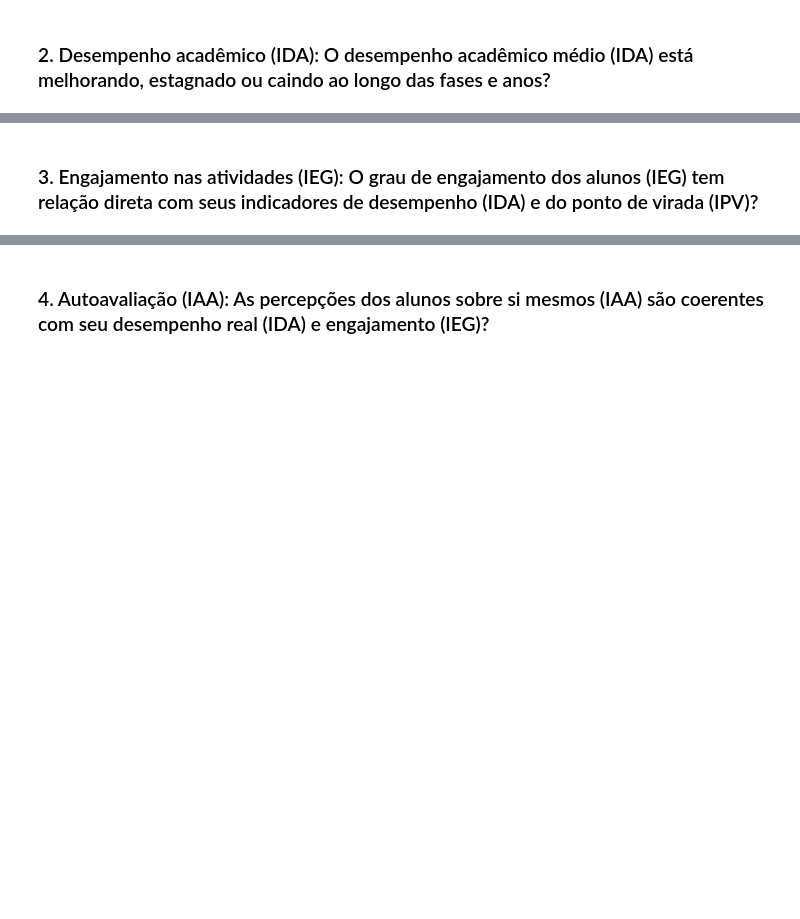
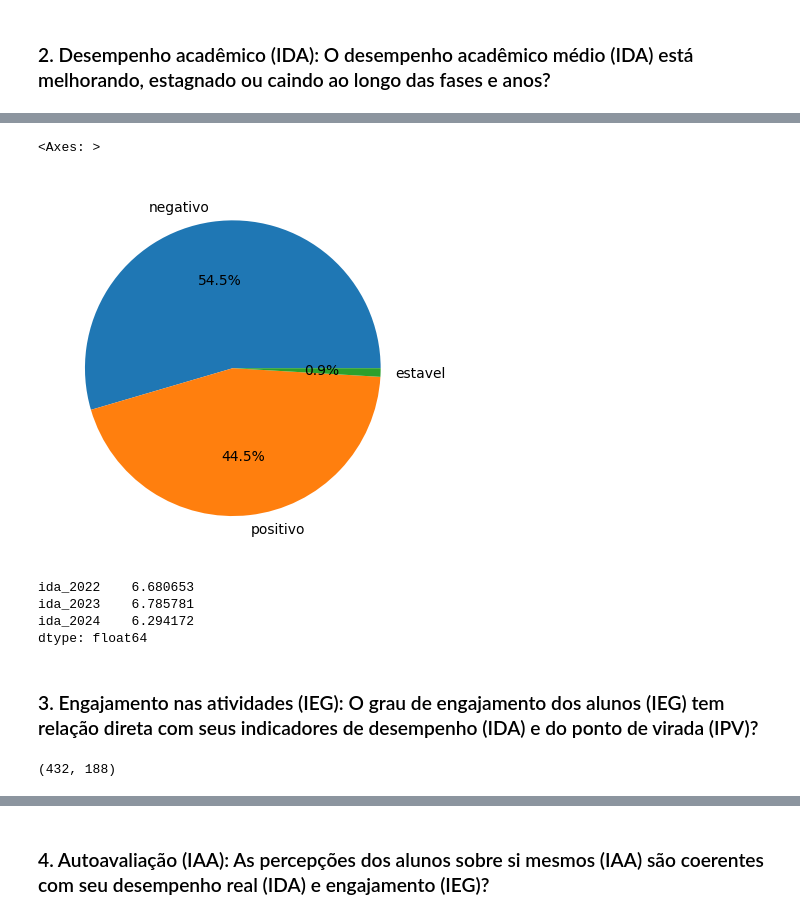
Before and after one commit to JacksonvBarbosa/datathon_fiap_postech, a Jupyter notebook: notebooks/eda_v1.ipynb, the cells around one changed output, grey strips where cells are left out. Drawn from its saved outputs; the diff is of its cells as text; code cells hidden in the pictures; blank space fills up the shorter version.

```diff
--- a/notebooks/eda_v1.ipynb
+++ b/notebooks/eda_v1.ipynb
@@ -116,2 +215,4 @@ df_pivot.head()
 # %% [markdown]
 ### 2. Desempenho acadêmico (IDA): O desempenho acadêmico médio (IDA) está melhorando, estagnado ou caindo ao longo das fases e anos?
+# %%
+df_todos_os_anos_ida = df_pivot[df_pivot.loc[:, ["ida_2022", "ida_2023", "ida_2024"]].fillna(False).all(axis=1)]
@@ -117,0 +223,5 @@ df_pivot.head()
+# %%
+df_todos_os_anos_ida['delta_ida'] = np.where(
+    df_todos_os_anos_ida['ida_2024'] - df_todos_os_anos_ida['ida_2022'] > 0, 'positivo',
+    np.where(df_todos_os_anos_ida['ida_2024'] - df_todos_os_anos_ida['ida_2022'] < 0, 'negativo', 'estavel')
+)
@@ -118,2 +237,14 @@ df_pivot.head()
+# %%
+df_todos_os_anos_ida['delta_ida'].value_counts().plot.pie(autopct="%1.1f%%")
+# %% [output]
+<Axes: >
+[figure, added]
+# %%
+df_todos_os_anos_ida[["ida_2022", "ida_2023", "ida_2024"]].mean()
+# %% [output]
+ida_2022    6.680653
+ida_2023    6.785781
+ida_2024    6.294172
+dtype: float64
 # %% [markdown]
 ### 3. Engajamento nas atividades (IEG): O grau de engajamento dos alunos (IEG) tem relação direta com seus indicadores de desempenho (IDA) e do ponto de virada (IPV)?
@@ -119,0 +253,4 @@ df_pivot.head()
+# %%
+df_todos_os_anos_ieg.shape
+# %% [output]
+(432, 188)
```
Also changed, not shown: parts of 28 cells of this notebook.
